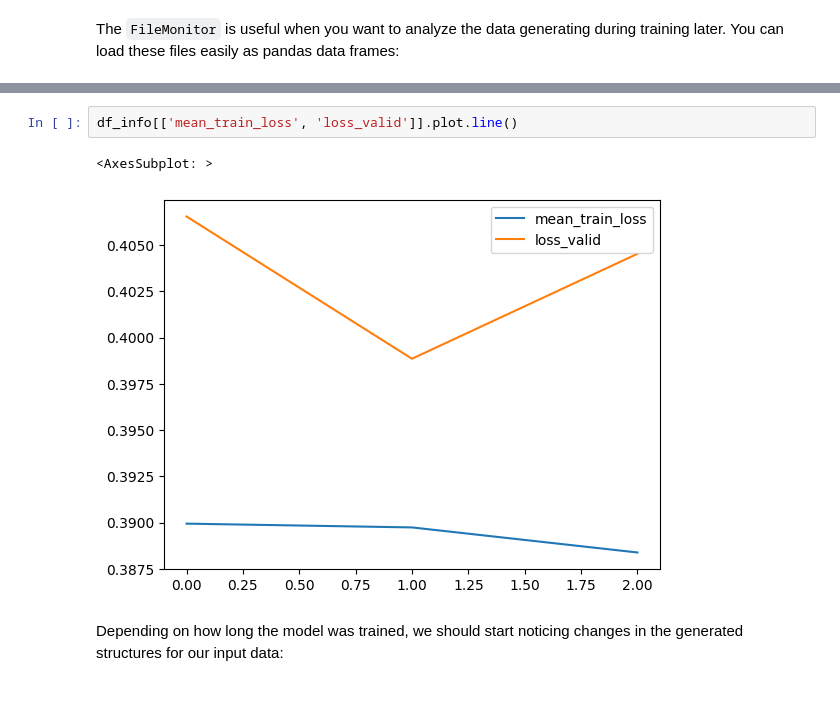
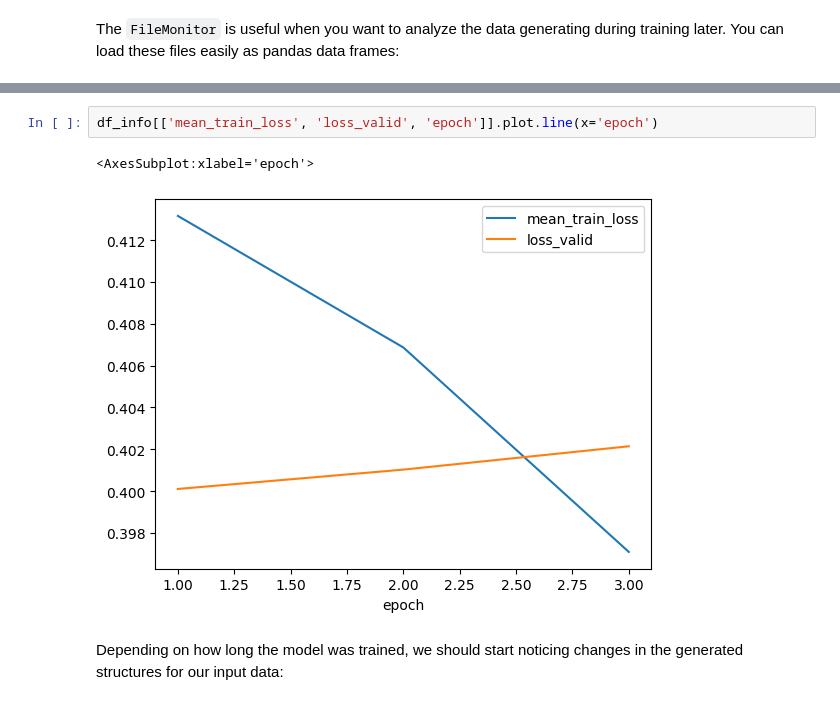
Before and after one commit to CDDLeiden/DrugEx, a Jupyter notebook: tutorial/Graph-Transformer.ipynb, the cells around one changed output, grey strips where cells are left out. Cells and saved outputs as stored; diff of their text form.

```diff
--- a/tutorial/Graph-Transformer.ipynb
+++ b/tutorial/Graph-Transformer.ipynb
@@ -295,8 +295,8 @@ df_info
 # %%
-df_info[['mean_train_loss', 'loss_valid']].plot.line()
+df_info[['mean_train_loss', 'loss_valid', 'epoch']].plot.line(x='epoch')
 # %% [output]
-<AxesSubplot: >
+<AxesSubplot:xlabel='epoch'>
-[figure, old version]
+[figure, new version]
 # %% [markdown]
 Depending on how long the model was trained, we should start noticing changes in the generated structures for our input data:
 # %%
```
Also changed, not shown: parts of 17 cells of this notebook.
